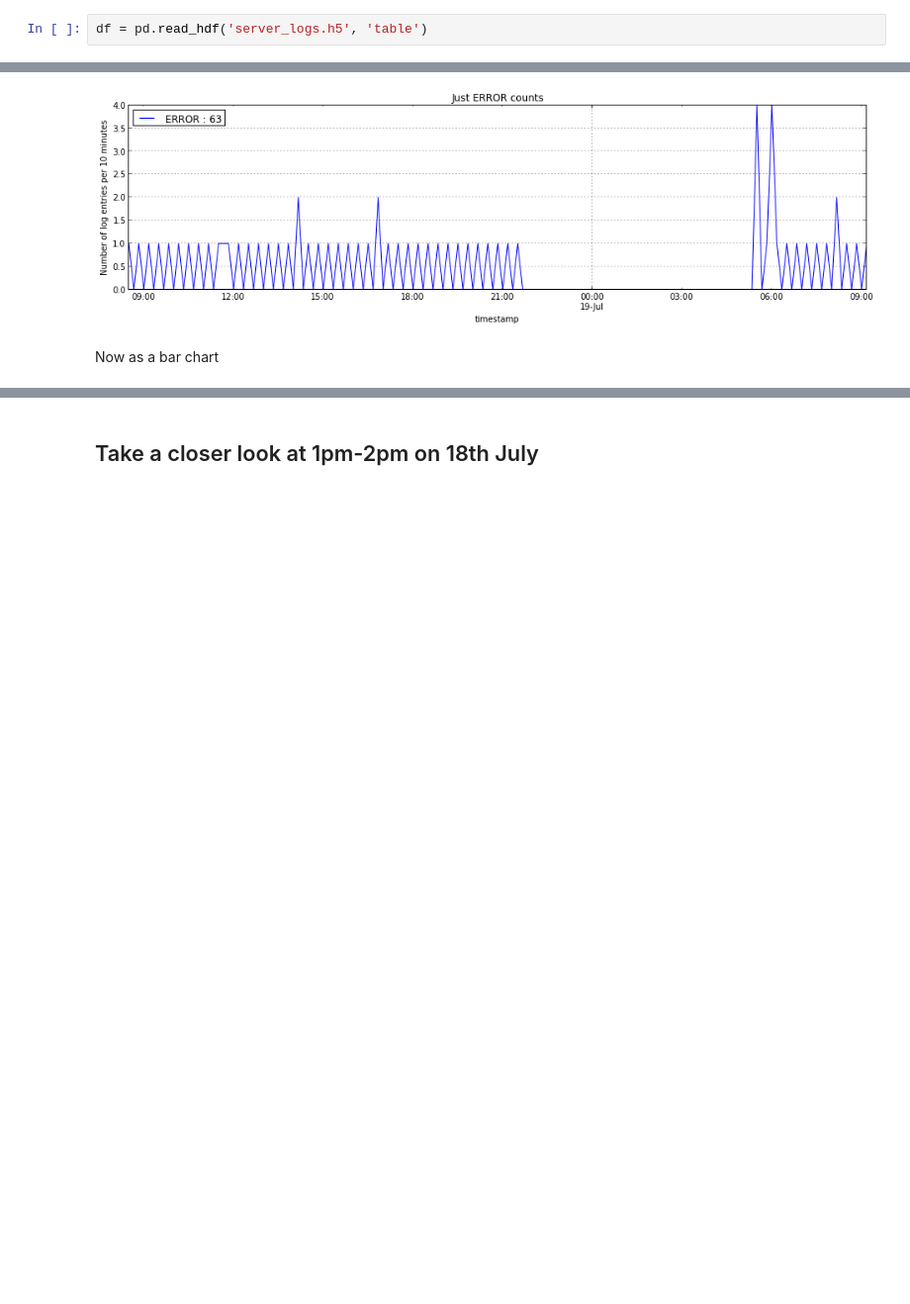
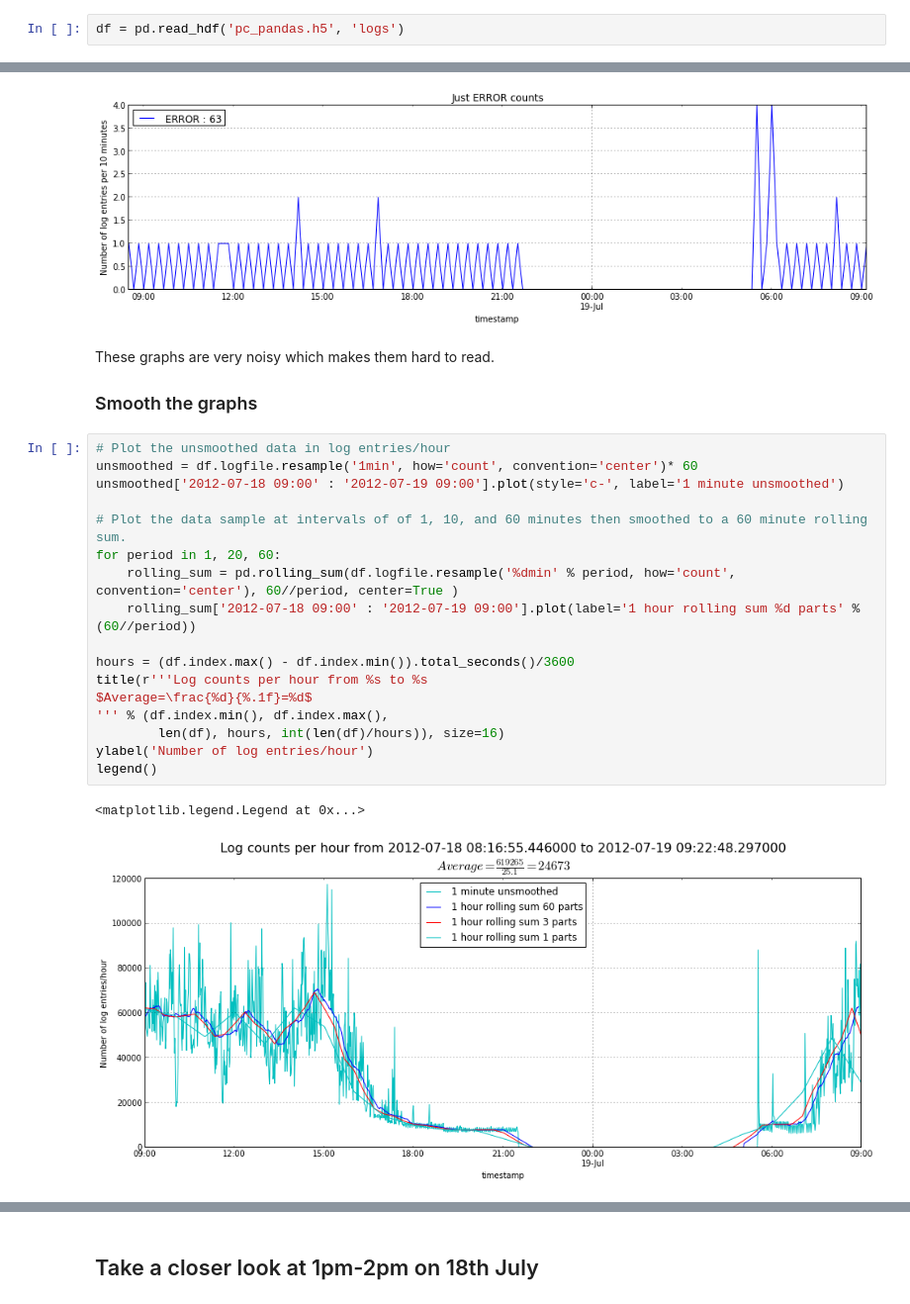
Before and after one commit to peterwilliams97/log_analysis, a Jupyter notebook: nb_pandas.ipynb, the cells around one changed output, grey strips where cells are left out. Shown at 99% size. Cells and saved outputs as stored; diff of their text form; blank space fills up the shorter version.

```diff
--- a/nb_pandas.ipynb
+++ b/nb_pandas.ipynb
@@ -57,7 +59,7 @@ The DataFrame was saved in an HDF5 file called __`server_logs.h5`__ in table cal
 
 We now reload that DataFrame as __`df`__.
 # %%
-df = pd.read_hdf('server_logs.h5', 'table')
+df = pd.read_hdf('pc_pandas.h5', 'logs')
 # %% [markdown]
 ***
 The Basics
@@ -211,5 +213,27 @@ legend()
 # %% [output]
 <matplotlib.legend.Legend at 0x...>
 [figure]
-# %% [markdown]
-Now as a bar chart
+# %% [markdown]
+These graphs are very noisy which makes them hard to read.
+
+### Smooth the graphs
+# %%
+# Plot the unsmoothed data in log entries/hour
+unsmoothed = df.logfile.resample('1min', how='count', convention='center')* 60
+unsmoothed['2012-07-18 09:00' : '2012-07-19 09:00'].plot(style='c-', label='1 minute unsmoothed')
+
+# Plot the data sample at intervals of of 1, 10, and 60 minutes then smoothed to a 60 minute rolling sum.
+for period in 1, 20, 60:
+    rolling_sum = pd.rolling_sum(df.logfile.resample('%dmin' % period, how='count', convention='center'), 60//period, center=True )
+    rolling_sum['2012-07-18 09:00' : '2012-07-19 09:00'].plot(label='1 hour rolling sum %d parts' % (60//period))
+
+hours = (df.index.max() - df.index.min()).total_seconds()/3600
+title(r'''Log counts per hour from %s to %s
+$Average=\frac{%d}{%.1f}=%d$
+''' % (df.index.min(), df.index.max(),
+        len(df), hours, int(len(df)/hours)), size=16)
+ylabel('Number of log entries/hour')
+legend()
+# %% [output]
+<matplotlib.legend.Legend at 0x...>
+[figure, added]
```
Also changed, not shown: parts of 34 cells of this notebook.
